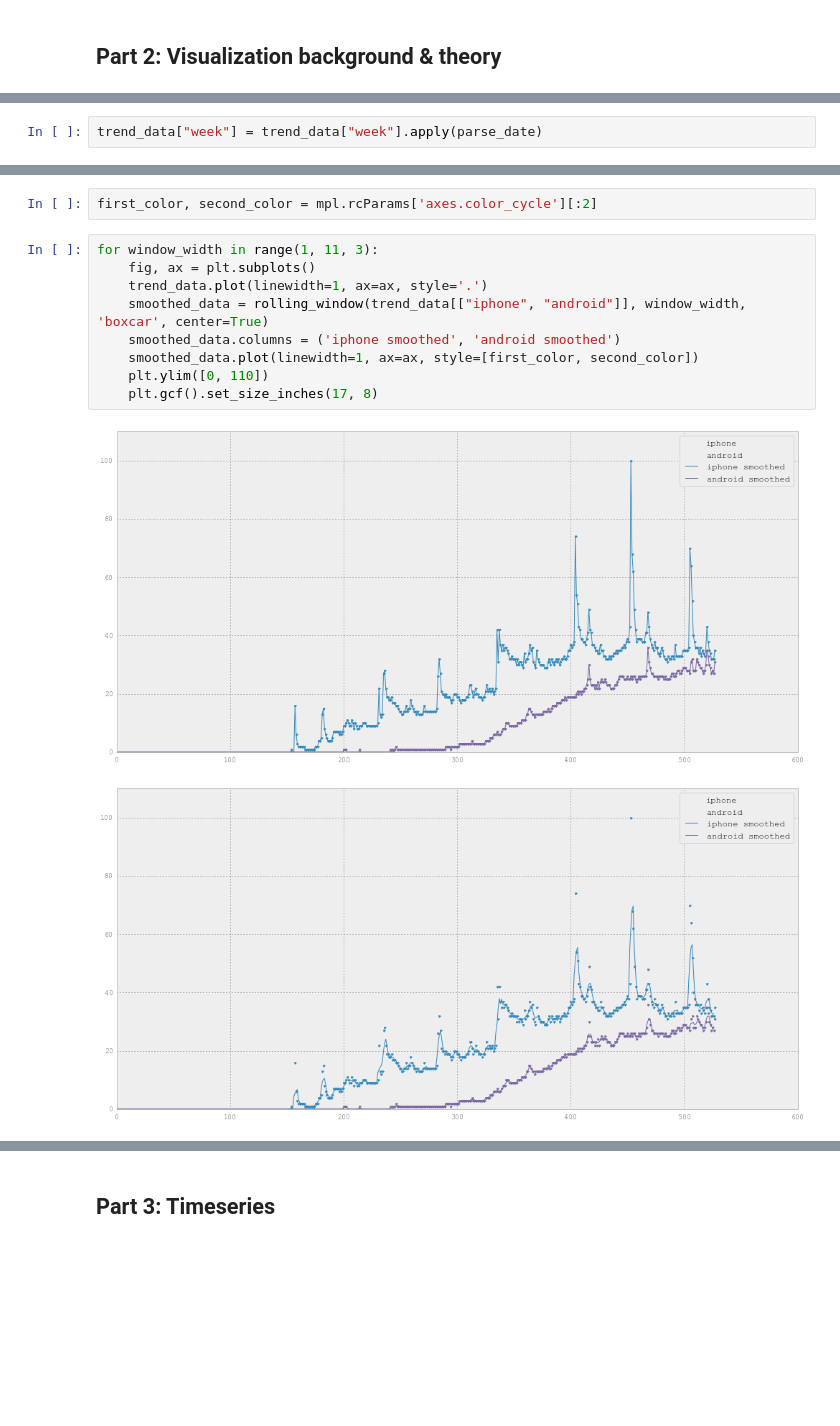
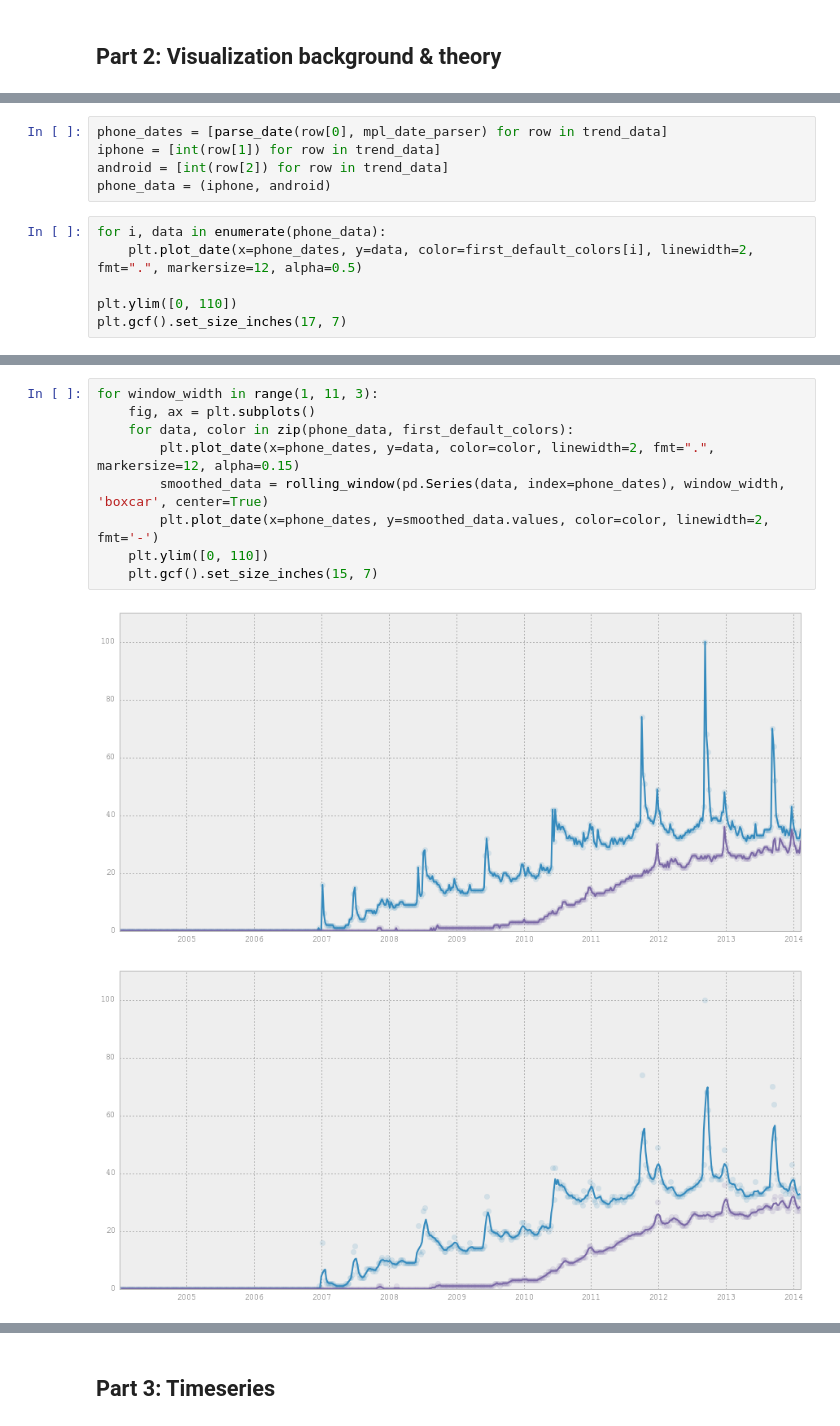
Before and after one commit to alphabits/02806-spring-2014, a Jupyter notebook: assignment-1.ipynb, the cells around one changed output, grey strips where cells are left out. Saved outputs shown, nothing was run; the diff lists cells and outputs as text; blank space fills up the shorter version.

```diff
--- a/assignment-1.ipynb
+++ b/assignment-1.ipynb
@@ -235,2 +243,0 @@ def parse_date(date_string):
-# %%
-trend_data["week"] = trend_data["week"].apply(parse_date)
@@ -251,0 +244,11 @@ plt.show()
+# %%
+phone_dates = [parse_date(row[0], mpl_date_parser) for row in trend_data]
+iphone = [int(row[1]) for row in trend_data]
+android = [int(row[2]) for row in trend_data]
+phone_data = (iphone, android)
+# %%
+for i, data in enumerate(phone_data):
+    plt.plot_date(x=phone_dates, y=data, color=first_default_colors[i], linewidth=2, fmt=".", markersize=12, alpha=0.5)
+
+plt.ylim([0, 110])
+plt.gcf().set_size_inches(17, 7)
@@ -253,15 +259,13 @@ plt.show()
 from pandas.stats.moments import rolling_window
-# %%
-first_color, second_color = mpl.rcParams['axes.color_cycle'][:2]
 # %%
 for window_width in range(1, 11, 3):
     fig, ax = plt.subplots()
-    trend_data.plot(linewidth=1, ax=ax, style='.')
-    smoothed_data = rolling_window(trend_data[["iphone", "android"]], window_width, 'boxcar', center=True)
-    smoothed_data.columns = ('iphone smoothed', 'android smoothed')
-    smoothed_data.plot(linewidth=1, ax=ax, style=[first_color, second_color])
+    for data, color in zip(phone_data, first_default_colors):
+        plt.plot_date(x=phone_dates, y=data, color=color, linewidth=2, fmt=".", markersize=12, alpha=0.15)
+        smoothed_data = rolling_window(pd.Series(data, index=phone_dates), window_width, 'boxcar', center=True)
+        plt.plot_date(x=phone_dates, y=smoothed_data.values, color=color, linewidth=2, fmt='-')
     plt.ylim([0, 110])
-    plt.gcf().set_size_inches(17, 8)
+    plt.gcf().set_size_inches(15, 7)
 # %% [output]
-[figure, old version]
+[figure, new version]
-[figure, old version]
+[figure, new version]
```
Also changed, not shown: parts of 24 cells of this notebook, 1 other file.
